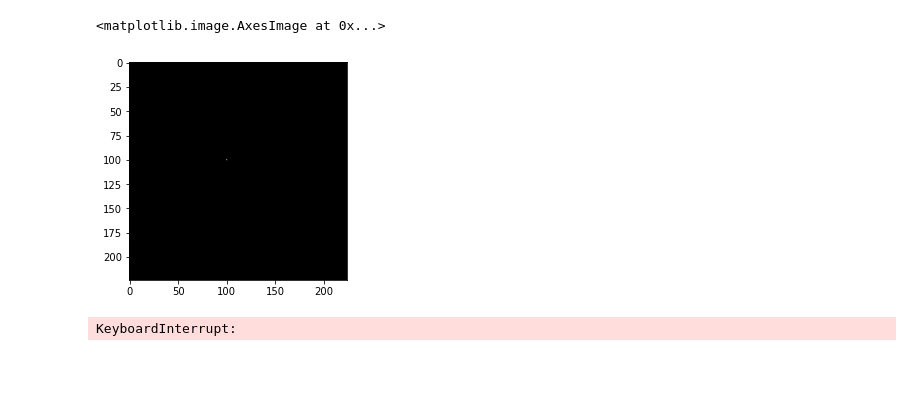
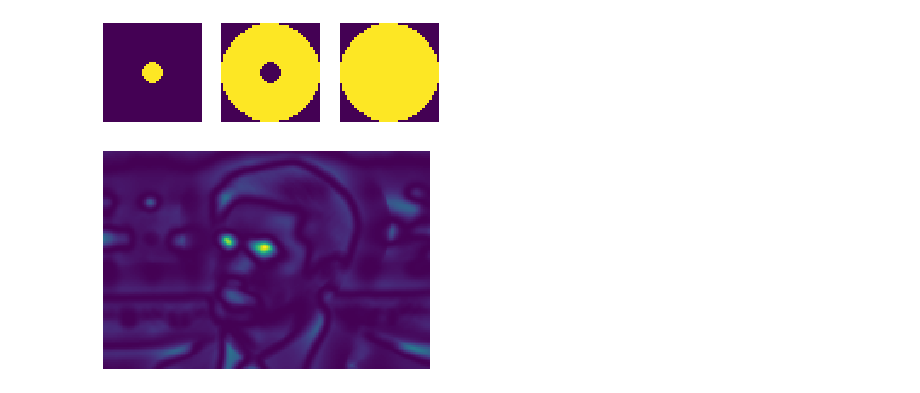
Before and after one commit to ComputerVisionLaboratory/CSF, a Jupyter notebook: nbs/_00_core-torch.ipynb, the cells around one changed output. Saved outputs shown, nothing was run; the diff lists cells and outputs as text; code cells hidden in the pictures; blank space fills up the shorter version.

```diff
--- a/nbs/_00_core-torch.ipynb
+++ b/nbs/_00_core-torch.ipynb
@@ -23,10 +117,3 @@ def show(img):
     npimg = img.numpy()
     plt.imshow(np.transpose(npimg, (1, 2, 0)), interpolation='nearest')
     plt.axis('off')
-# %%
-import torch
-from PIL import Image
-from torchvision.transforms import ToPILImage, ToTensor
-
-img = ToTensor()(Image.open('../images/eye.png').resize((192, 128)))
-show(img)
@@ -141,10 +119,0 @@ def elliptic_region(img, center, axes=None, angle=0, r=None, as_image=False, cro
-# %%
-emg = elliptic_region(img, (100,100), axes=None, angle=0, r=30, as_image=True)
-plt.imshow(emg)
-# %% [output]
-<matplotlib.image.AxesImage at 0x...>
-[figure, removed]
-# %%
-seperability_filter(img, axes_in=(20,20), axes_out=(30,15), angle=10)
-# %% [output]
-KeyboardInterrupt:
@@ -204,0 +120,21 @@ def seperability_filter(img, axes_in, axes_out, angle):
+# %%
+%matplotlib inline
+def plot_images(imgs):
+    fig, axs = plt.subplots(ncols=len(imgs))
+    for i, img in enumerate(imgs):
+        ax = axs[i]
+        npimg = img.numpy()
+        ax.imshow(np.transpose(npimg, (1, 2, 0)), interpolation='nearest')
+        ax.axis('off')
+    plt.show()
+# %%
+img = cv.imread('../images/face.jpeg')
+img = cv.resize(img, (192, 128))
+
+esf = EllipticalSeparabilityFilter(axes_in=(4,4), axes_out=(20,20),angle=0)
+
+plot_images(esf.ellipse_templates())
+show(esf(img))
+# %% [output]
+[figure, added]
+[figure, added]
```
Also changed, not shown: parts of 14 cells of this notebook.
